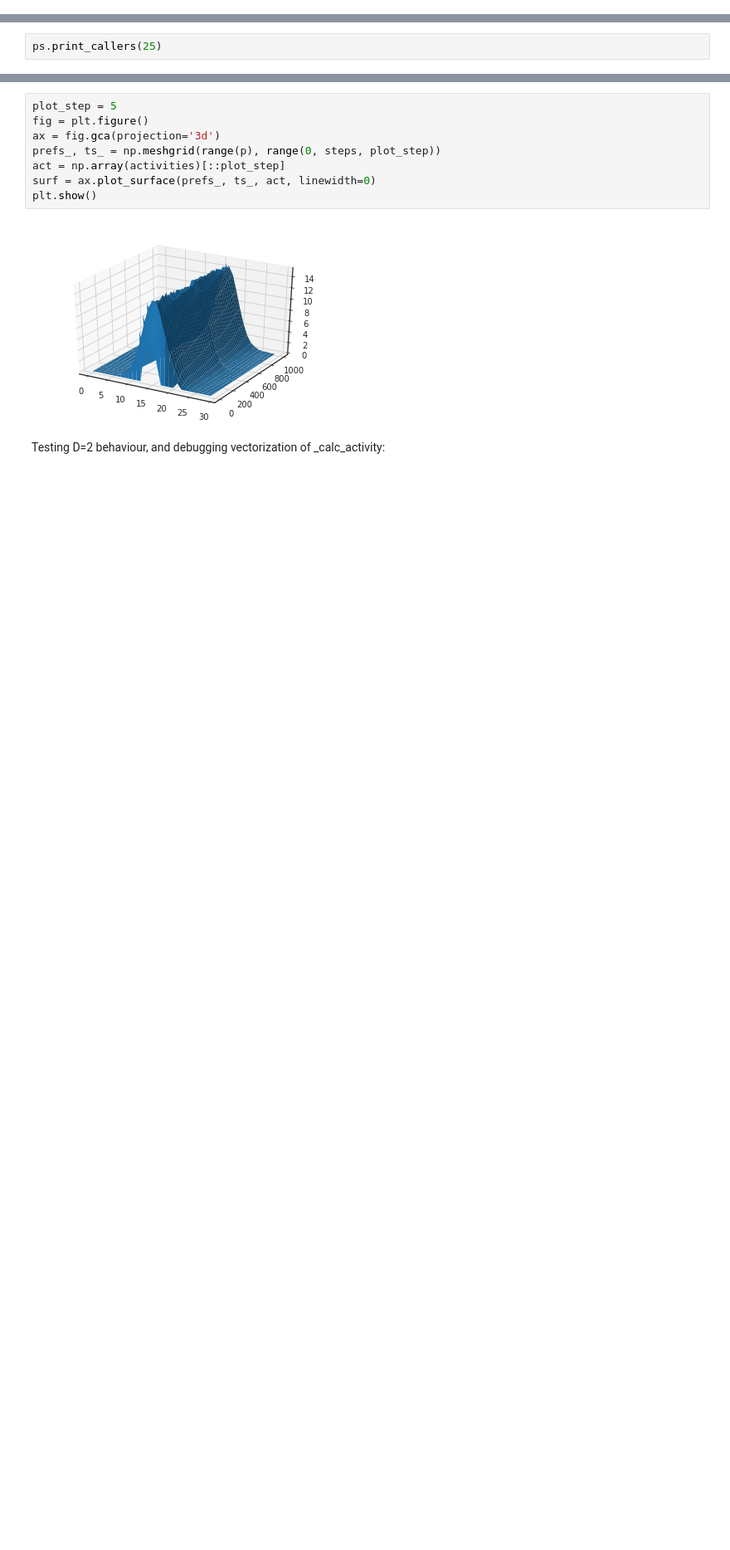
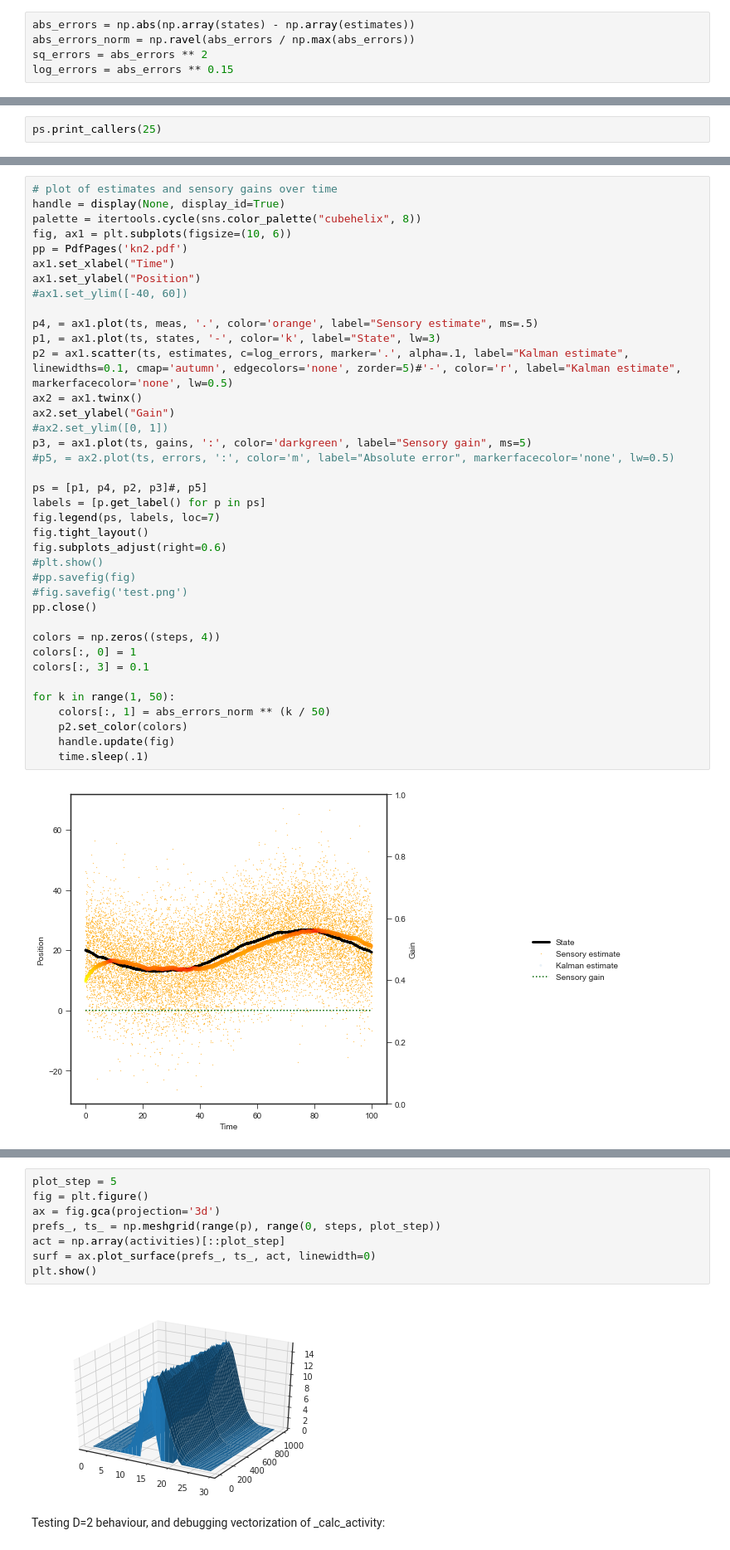
Before and after one commit to mlprt/neurkal, a Jupyter notebook: 1d_tracking.ipynb, the cells around one changed output, grey strips where cells are left out. Shown at 83% size. Drawn from its saved outputs; the diff is of its cells as text; blank space fills up the shorter version.

```diff
--- a/1d_tracking.ipynb
+++ b/1d_tracking.ipynb
@@ -182,5 +185,10 @@ def iterate_network(ts_):
 
 cProfile.run('iterate_network(ts)', 'kalnet_stats_numba')
+# %%
+abs_errors = np.abs(np.array(states) - np.array(estimates))
+abs_errors_norm = np.ravel(abs_errors / np.max(abs_errors))
+sq_errors = abs_errors ** 2
+log_errors = abs_errors ** 0.15
 # %%
 # profile kalman_network.update line-by-line
 sensory_input(state.x[0])
@@ -286,0 +232,40 @@ pp.close()
+# %%
+# plot of estimates and sensory gains over time
+handle = display(None, display_id=True)
+palette = itertools.cycle(sns.color_palette("cubehelix", 8))
+fig, ax1 = plt.subplots(figsize=(10, 6))
+pp = PdfPages('kn2.pdf')
+ax1.set_xlabel("Time")
+ax1.set_ylabel("Position")
+#ax1.set_ylim([-40, 60])
+
+p4, = ax1.plot(ts, meas, '.', color='orange', label="Sensory estimate", ms=.5)
+p1, = ax1.plot(ts, states, '-', color='k', label="State", lw=3)
+p2 = ax1.scatter(ts, estimates, c=log_errors, marker='.', alpha=.1, label="Kalman estimate", linewidths=0.1, cmap='autumn', edgecolors='none', zorder=5)#'-', color='r', label="Kalman estimate", markerfacecolor='none', lw=0.5)
+ax2 = ax1.twinx()
+ax2.set_ylabel("Gain")
+#ax2.set_ylim([0, 1])
+p3, = ax1.plot(ts, gains, ':', color='darkgreen', label="Sensory gain", ms=5)
+#p5, = ax2.plot(ts, errors, ':', color='m', label="Absolute error", markerfacecolor='none', lw=0.5)
+
+ps = [p1, p4, p2, p3]#, p5]
+labels = [p.get_label() for p in ps]
+fig.legend(ps, labels, loc=7)
+fig.tight_layout()
+fig.subplots_adjust(right=0.6)
+#plt.show()
+#pp.savefig(fig)
+#fig.savefig('test.png')
+pp.close()
+
+colors = np.zeros((steps, 4))
+colors[:, 0] = 1
+colors[:, 3] = 0.1
+
+for k in range(1, 50):
+    colors[:, 1] = abs_errors_norm ** (k / 50)
+    p2.set_color(colors)
+    handle.update(fig)
+    time.sleep(.1)
+# %% [output]
+[figure, added]
```
Also changed, not shown: parts of 20 cells of this notebook.
